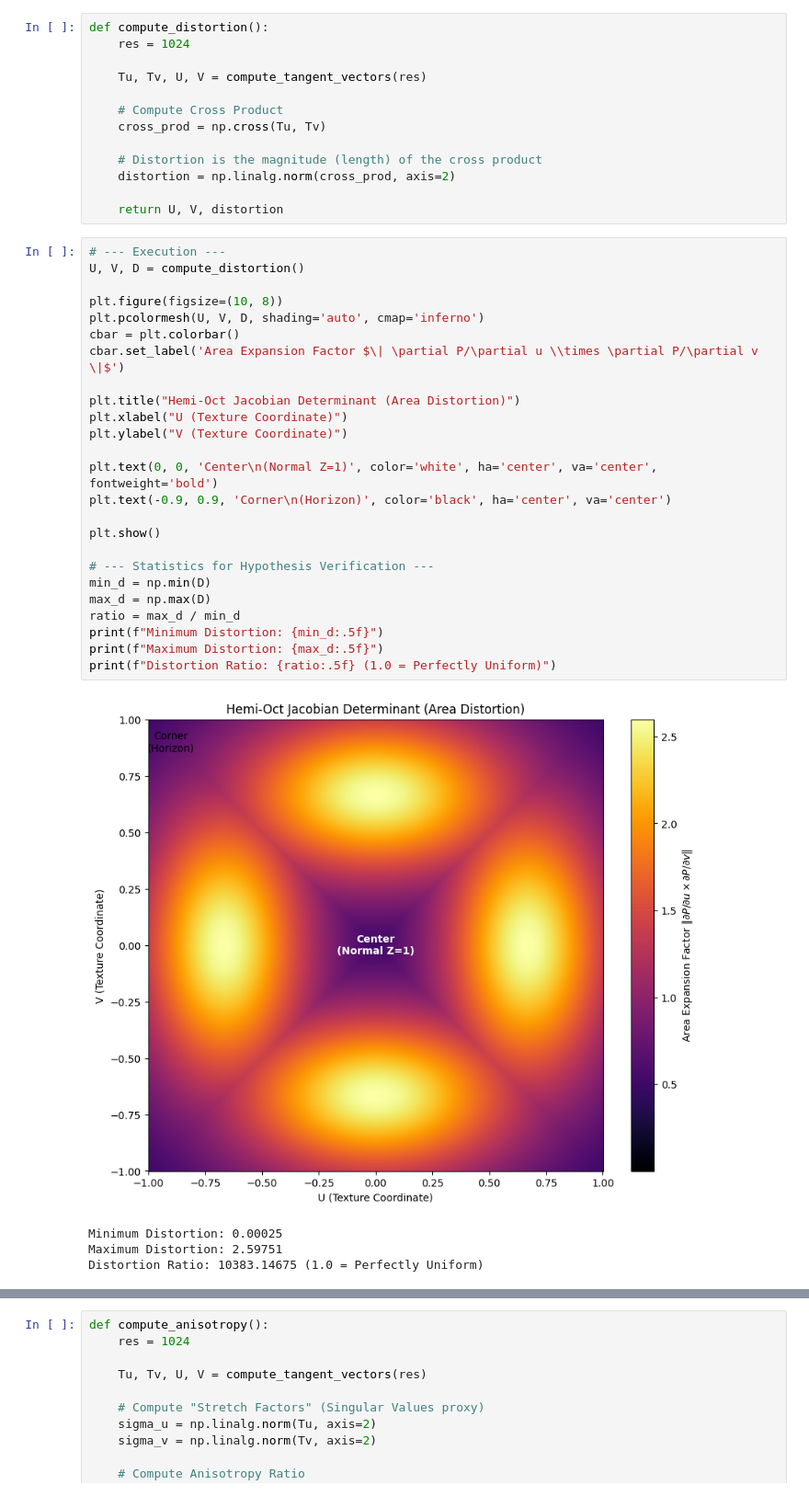
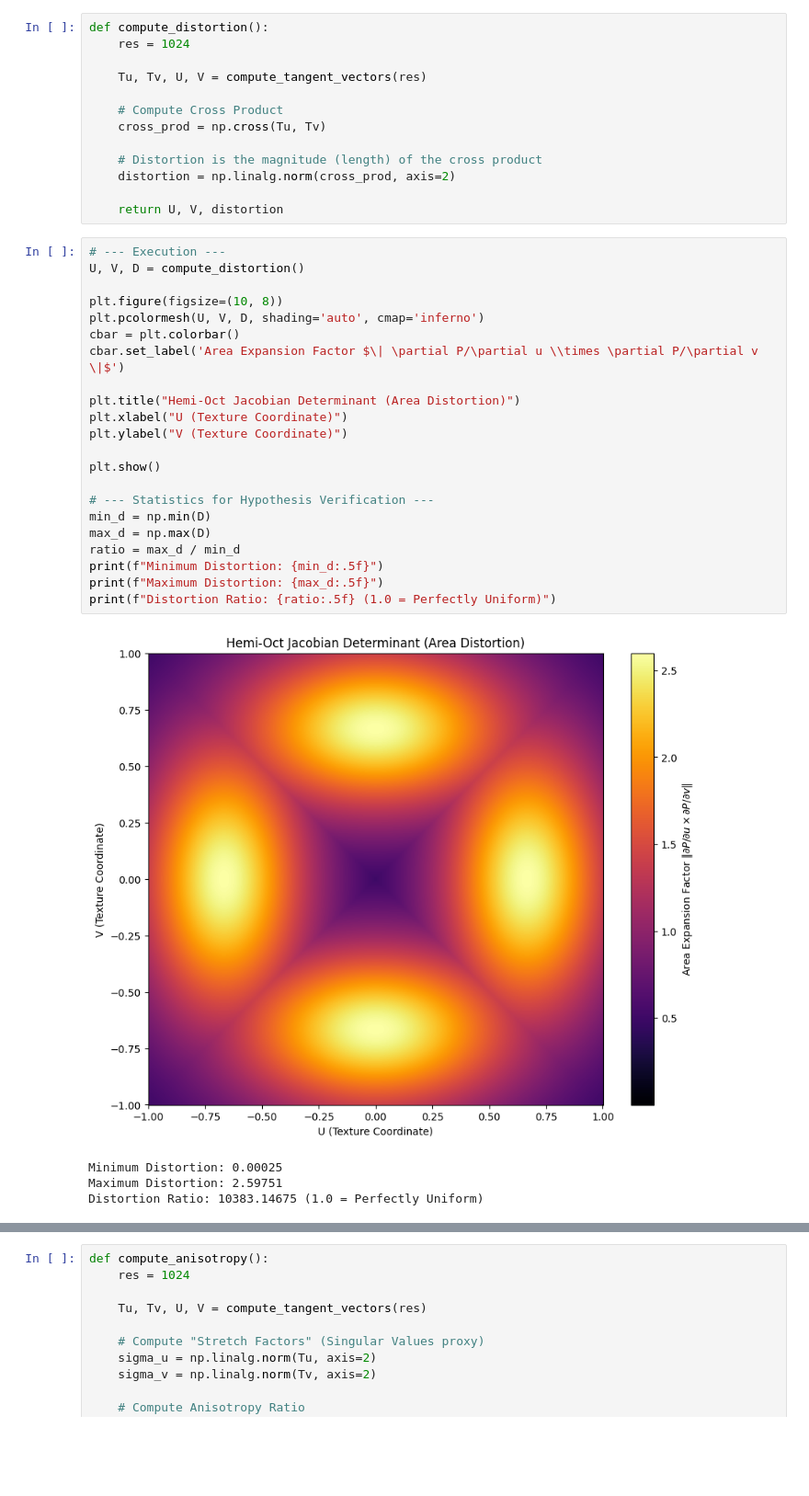
Before and after one commit to Bafy78/dithering-in-octahedral, a Jupyter notebook: hemi_oct_distortion.ipynb, the cells around one changed output, grey strips where cells are left out. Shown at 92% size. Saved outputs shown, nothing was run; the diff lists cells and outputs as text; blank space fills up the shorter version.

```diff
--- a/hemi_oct_distortion.ipynb
+++ b/hemi_oct_distortion.ipynb
@@ -82,30 +82,27 @@ def compute_distortion():
 # %%
 # --- Execution ---
 U, V, D = compute_distortion()
 
 plt.figure(figsize=(10, 8))
 plt.pcolormesh(U, V, D, shading='auto', cmap='inferno')
 cbar = plt.colorbar()
 cbar.set_label('Area Expansion Factor $\| \partial P/\partial u \\times \partial P/\partial v \|$')
 
 plt.title("Hemi-Oct Jacobian Determinant (Area Distortion)")
 plt.xlabel("U (Texture Coordinate)")
 plt.ylabel("V (Texture Coordinate)")
 
-plt.text(0, 0, 'Center\n(Normal Z=1)', color='white', ha='center', va='center', fontweight='bold')
-plt.text(-0.9, 0.9, 'Corner\n(Horizon)', color='black', ha='center', va='center')
-
 plt.show()
 
 # --- Statistics for Hypothesis Verification ---
 min_d = np.min(D)
 max_d = np.max(D)
 ratio = max_d / min_d
 print(f"Minimum Distortion: {min_d:.5f}")
 print(f"Maximum Distortion: {max_d:.5f}")
 print(f"Distortion Ratio: {ratio:.5f} (1.0 = Perfectly Uniform)")
 # %% [output]
-[figure, old version]
+[figure, new version]
 Minimum Distortion: 0.00025
 Maximum Distortion: 2.59751
 Distortion Ratio: 10383.14675 (1.0 = Perfectly Uniform)
```
Also changed, not shown: parts of 2 cells of this notebook, 7 other files.
